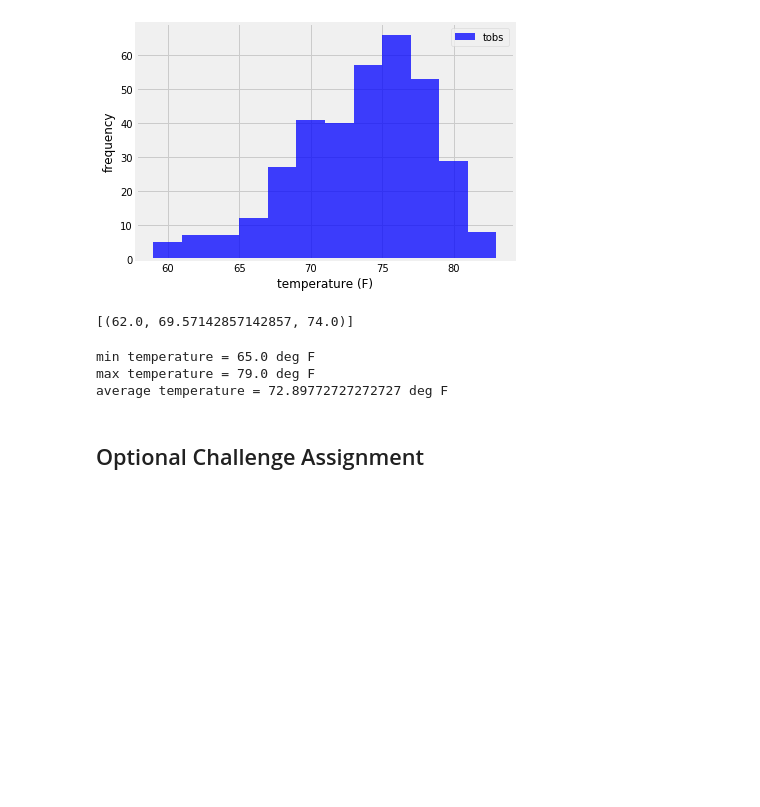
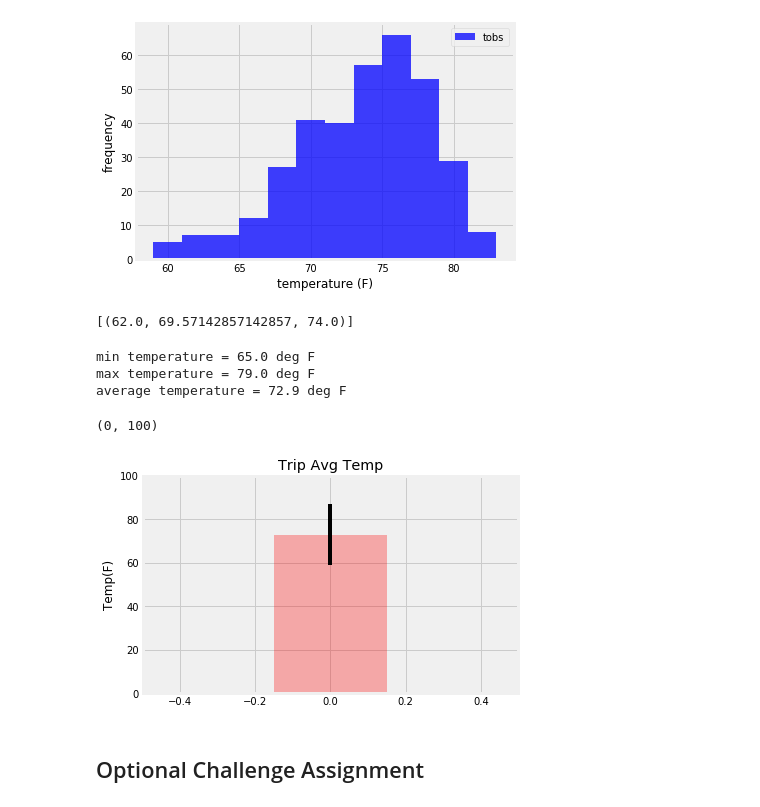
Before and after one commit to pikako77/HW10, a Jupyter notebook: climate_starter.ipynb, the cells around one changed output. Saved outputs shown, nothing was run; the diff lists cells and outputs as text; code cells hidden in the pictures; blank space fills up the shorter version.

```diff
--- a/climate_starter.ipynb
+++ b/climate_starter.ipynb
@@ -474,7 +474,7 @@ End_trip_previous_yr = dt.datetime(int(yr_last)-1, int(mo_last), int(day_last))
 # for your trip using the previous year's data for those same dates.
 tmp=calc_temps(Start_trip_previous_yr,End_trip_previous_yr)
 tmin = tmp[0][0]
-tave = tmp[0][1]
+tave = round(tmp[0][1]*100)/100
 tmax = tmp[0][2]
 
 print(f"min temperature = {tmin} deg F")
@@ -483,12 +483,23 @@ print(f"average temperature = {tave} deg F")
 # %% [output]
 min temperature = 65.0 deg F
 max temperature = 79.0 deg F
-average temperature = 72.89772727272727 deg F
+average temperature = 72.9 deg F
 # %%
 # Plot the results from your previous query as a bar chart.
 # Use "Trip Avg Temp" as your Title
 # Use the average temperature for the y value
 # Use the peak-to-peak (tmax-tmin) value as the y error bar (yerr)
+yerr = tmax-tmin
+y = tave
+
+plt.bar(0,y,yerr= tmax-tmin, color="red", align="center",width =0.3,alpha=0.3)
+plt.title("Trip Avg Temp")
+plt.ylabel("Temp(F)")
+plt.xlim(-0.5,0.5)
+plt.ylim(0,100)
+# %% [output]
+(0, 100)
+[figure, added]
 # %%
 # Calculate the total amount of rainfall per weather station for your trip dates using the previous year's matching dates.
 # Sort this in descending order by precipitation amount and list the station, name, latitude, longitude, and elevation
```
Also changed, not shown: 2 other files.
